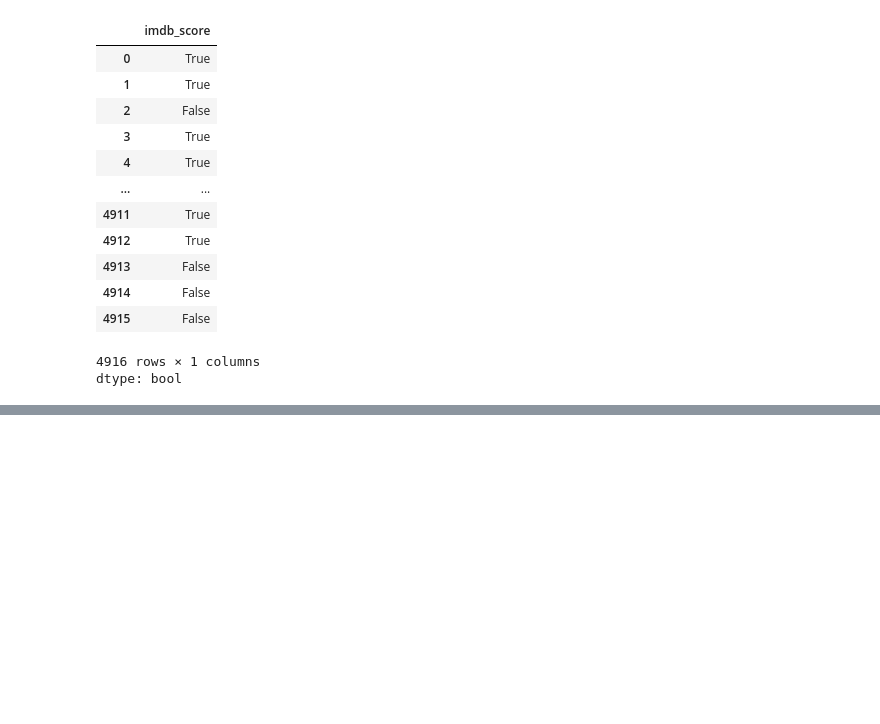
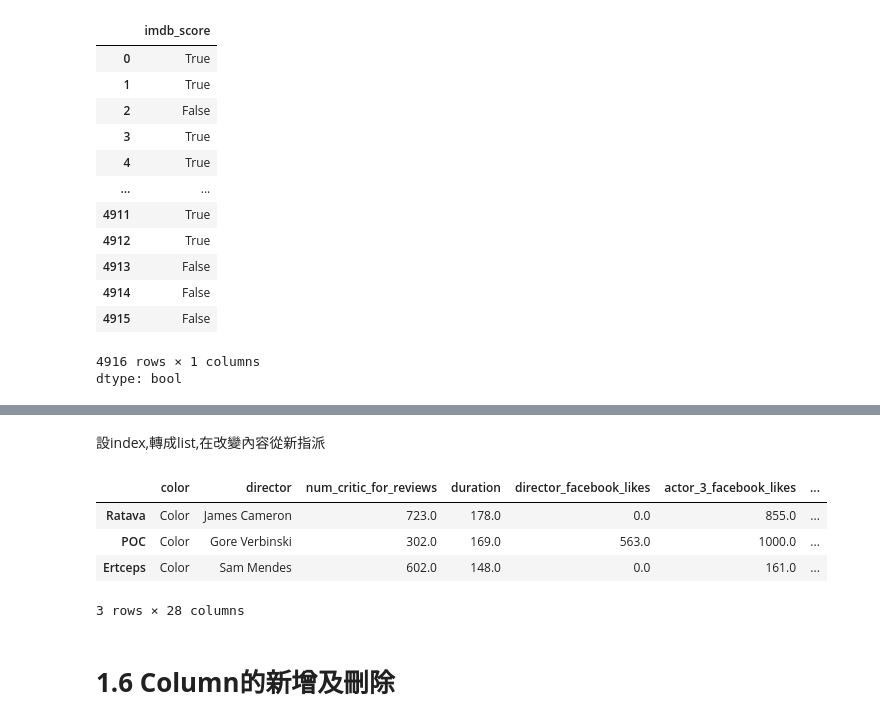
Before and after one commit to akilchen/pandas-, a Jupyter notebook: CH01_DataFrame與Series的基本操作.ipynb, the cells around one changed output, grey strips where cells are left out. Cells and saved outputs as stored; diff of their text form; code cells hidden in the pictures; blank space fills up the shorter version.

```diff
--- a/CH01_DataFrame與Series的基本操作.ipynb
+++ b/CH01_DataFrame與Series的基本操作.ipynb
@@ -560,0 +700,26 @@ dtype: bool
+# %% [markdown]
+設index,轉成list,在改變內容從新指派
+# %%
+movies = pd.read_csv('/content/drive/MyDrive/Pandas/data/movie.csv')
+ids = movies.index.tolist()
+col = movies.columns.tolist()
+#更改index label的內容
+ids[0]='Ratava'
+ids[1]='POC'
+ids[2]='Ertceps'
+#更改col_name的內容
+col[1]='director'
+col[-2]='aspect'
+col[-1]='fblikes'
+#重新指派
+movies.index=ids
+movies.columns=col
+movies.head(3)
+# %% [output]
+|  | color | director | num_critic_for_reviews | duration | director_facebook_likes | actor_3_facebook_likes | ... |
+| Ratava | Color | James Cameron | 723.0 | 178.0 | 0.0 | 855.0 | ... |
+| POC | Color | Gore Verbinski | 302.0 | 169.0 | 563.0 | 1000.0 | ... |
+| Ertceps | Color | Sam Mendes | 602.0 | 148.0 | 0.0 | 161.0 | ... |
+3 rows × 28 columns
+# %% [markdown]
+# **1.6 Column的新增及刪除**
```
Also changed, not shown: parts of 26 cells of this notebook.
